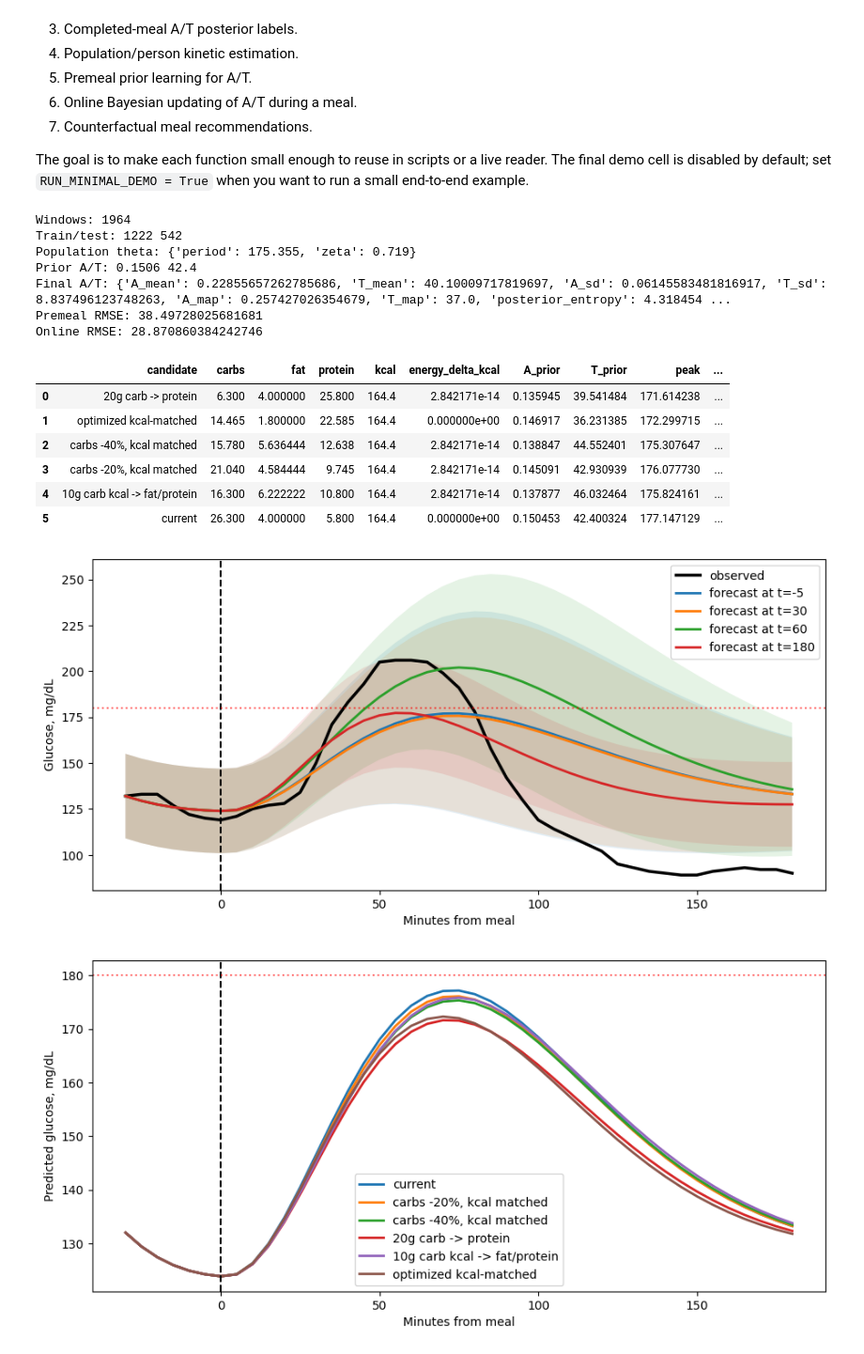
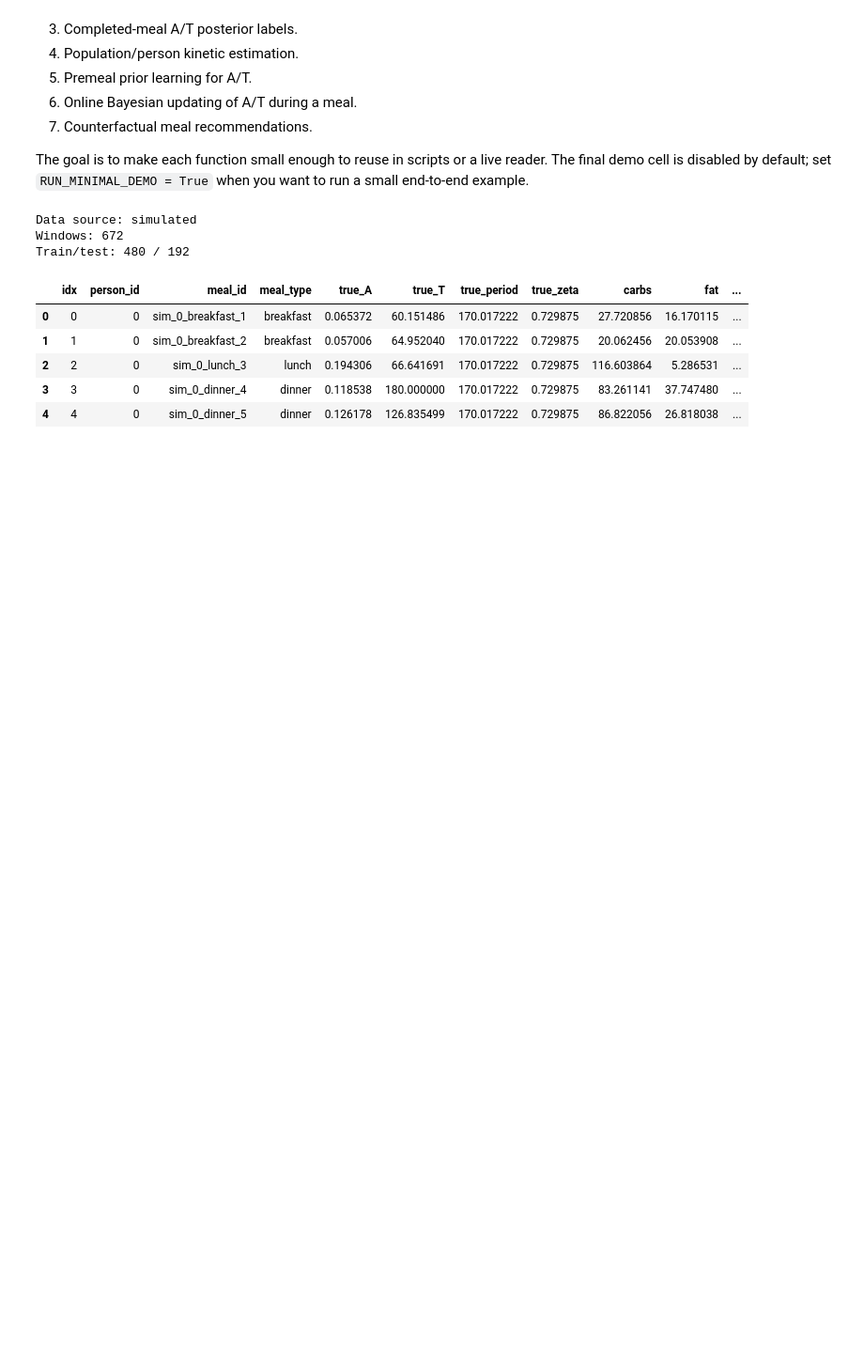
Before and after one commit to vskantze/dynamic-metabolic-state, a Jupyter notebook: nbs/live_mode2_pipeline_minimal.ipynb, the cells around one changed output. Shown at 94% size. Saved outputs shown, nothing was run; the diff lists cells and outputs as text; code cells hidden in the pictures; blank space fills up the shorter version.

Commit message:
Add synthetic A/T prior learning diagnostic

```diff
--- a/nbs/live_mode2_pipeline_minimal.ipynb
+++ b/nbs/live_mode2_pipeline_minimal.ipynb
@@ -33,6 +33,16 @@ if ROOT_DIR.name == "nbs":
 
 DATA_PATH = ROOT_DIR / "data" / "processed" / "t2d_long_format.csv"
 FEATURES_PATH = ROOT_DIR / "data" / "processed" / "extracted_features.csv"
+
+# Switch to "simulated" to test whether the online learner recovers known dynamics.
+DATA_SOURCE = "simulated"  # "real" or "simulated"
+SIMULATED_DATA_CONFIG = {
+    "n_people": 24,
+    "meals_per_person": 28,
+    "random_state": 7,
+    "measurement_sigma": 5.0,
+    "process_sigma": 3.0,
+}
 
 TIME_GRID = np.arange(-30.0, 181.0, 5.0)
 
@@ -1193,52 +2427,51 @@ def plot_counterfactuals(sample, theta, prior_model, candidates=None, n_A=25, n_
 RUN_MINIMAL_DEMO = True
 
 if RUN_MINIMAL_DEMO:
-    raw_df, windows = load_live_windows()
+    raw_df, windows = load_pipeline_windows(DATA_SOURCE)
     train_idx, test_idx = split_meals_by_person(windows, random_state=1)
 
     # Exclude standardized test meals from model discovery.
     train_idx = [idx for idx in train_idx if not is_standardized_test_meal(windows[idx])]
     test_idx = [idx for idx in test_idx if not is_standardized_test_meal(windows[idx])]
+
+    print(f"Data source: {DATA_SOURCE}")
+    print(f"Windows: {len(windows)}")
+    print(f"Train/test: {len(train_idx)} / {len(test_idx)}")
+    if str(DATA_SOURCE).lower().startswith("sim"):
+        display(simulated_truth_table(windows).head())
 
     # 1) Coarse completed-meal labels under default kinetics.
     coarse_labels = estimate_at_labels(windows, train_idx, max_meals=60, random_state=2)
 
     # 2) Fit population/person kinetics from those labels.
     population_theta, person_thetas, kinetic_df, _ = fit_population_and_person_kinetics(
         windows,
         coarse_labels,
         min_person_meals=4,
     )
 
     # 3) Refit completed-meal A/T labels using learned kinetics.
     refined_labels = estimate_at_labels(
         windows,
         train_idx,
         theta_by_person=person_thetas,
         population_theta=population_theta,
         max_meals=120,
         random_state=3,
     )
 
     # 4) Fit the premeal prior p(A,T | meal + premeal state + person).
     prior_model = fit_at_prior(windows, refined_labels, l2=5.0)
 # %% [output]
-Windows: 1964
-Train/test: 1222 542
-Population theta: {'period': 175.355, 'zeta': 0.719}
-Prior A/T: 0.1506 42.4
-Final A/T: {'A_mean': 0.22855657262785686, 'T_mean': 40.10009717819697, 'A_sd': 0.06145583481816917, 'T_sd': 8.837496123748263, 'A_map': 0.257427026354679, 'T_map': 37.0, 'posterior_entropy': 4.318454 ...
-Premeal RMSE: 38.49728025681681
-Online RMSE: 28.870860384242746
+Data source: simulated
+Windows: 672
+Train/test: 480 / 192
-|  | candidate | carbs | fat | protein | kcal | energy_delta_kcal | A_prior | T_prior | peak | ... |
-| 0 | 20g carb -> protein | 6.300 | 4.000000 | 25.800 | 164.4 | 2.842171e-14 | 0.135945 | 39.541484 | 171.614238 | ... |
-| 1 | optimized kcal-matched | 14.465 | 1.800000 | 22.585 | 164.4 | 0.000000e+00 | 0.146917 | 36.231385 | 172.299715 | ... |
-| 2 | carbs -40%, kcal matched | 15.780 | 5.636444 | 12.638 | 164.4 | 2.842171e-14 | 0.138847 | 44.552401 | 175.307647 | ... |
-| 3 | carbs -20%, kcal matched | 21.040 | 4.584444 | 9.745 | 164.4 | 2.842171e-14 | 0.145091 | 42.930939 | 176.077730 | ... |
-| 4 | 10g carb kcal -> fat/protein | 16.300 | 6.222222 | 10.800 | 164.4 | 2.842171e-14 | 0.137877 | 46.032464 | 175.824161 | ... |
-| 5 | current | 26.300 | 4.000000 | 5.800 | 164.4 | 0.000000e+00 | 0.150453 | 42.400324 | 177.147129 | ... |
+|  | idx | person_id | meal_id | meal_type | true_A | true_T | true_period | true_zeta | carbs | fat | ... |
+| 0 | 0 | 0 | sim_0_breakfast_1 | breakfast | 0.065372 | 60.151486 | 170.017222 | 0.729875 | 27.720856 | 16.170115 | ... |
+| 1 | 1 | 0 | sim_0_breakfast_2 | breakfast | 0.057006 | 64.952040 | 170.017222 | 0.729875 | 20.062456 | 20.053908 | ... |
+| 2 | 2 | 0 | sim_0_lunch_3 | lunch | 0.194306 | 66.641691 | 170.017222 | 0.729875 | 116.603864 | 5.286531 | ... |
+| 3 | 3 | 0 | sim_0_dinner_4 | dinner | 0.118538 | 180.000000 | 170.017222 | 0.729875 | 83.261141 | 37.747480 | ... |
+| 4 | 4 | 0 | sim_0_dinner_5 | dinner | 0.126178 | 126.835499 | 170.017222 | 0.729875 | 86.822056 | 26.818038 | ... |
-[figure, removed]
-[figure, removed]
 # %%
 
 # 5) Run online A/T learning for one held-out meal.
```
Also changed, not shown: parts of 4 cells of this notebook, 2 other files.
